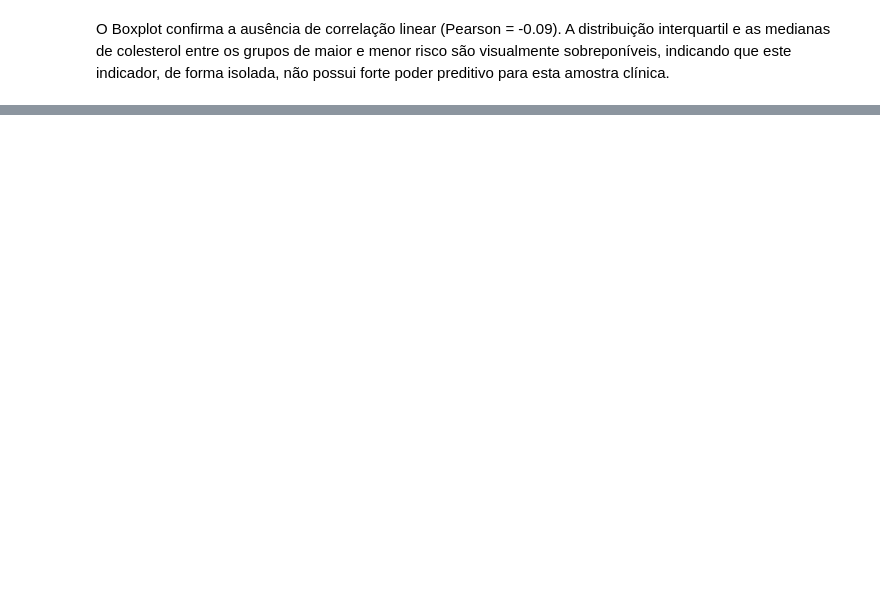
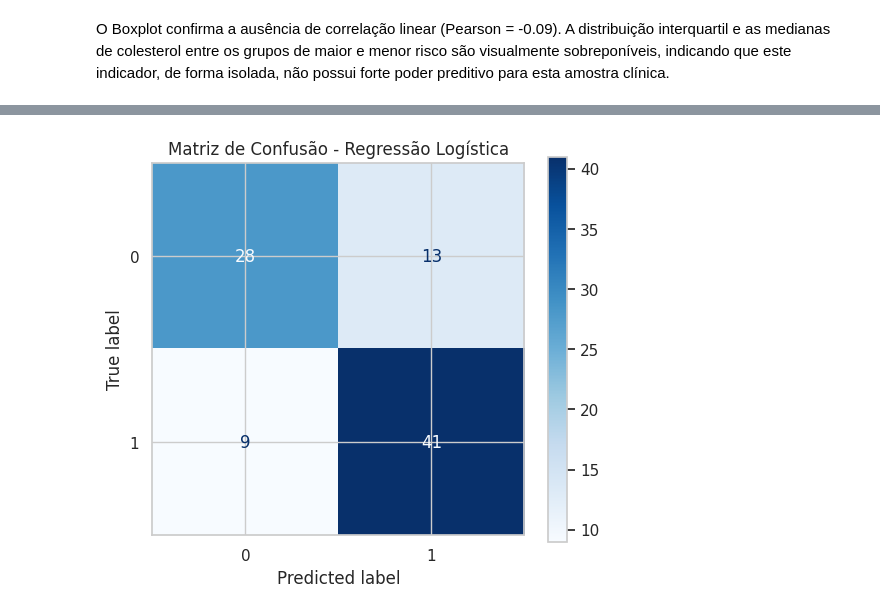
Before and after one commit to LarissaCns/Analise-Ataque-Cardiaco, a Jupyter notebook: analise-de-ataques-cardiacos.ipynb, the cells around one changed output, grey strips where cells are left out. Cells and saved outputs as stored; diff of their text form; code cells hidden in the pictures; blank space fills up the shorter version.

```diff
--- a/analise-de-ataques-cardiacos.ipynb
+++ b/analise-de-ataques-cardiacos.ipynb
@@ -323,0 +470,12 @@ O Boxplot confirma a ausência de correlação linear (Pearson = -0.09). A distr
+# %%
+# 2. Dividir os dados (70% para o modelo aprender, 30% para testarmos se ele aprendeu mesmo)
+X_train, X_test, y_train, y_test = train_test_split(X, y, test_size=0.3, random_state=42, stratify=y)
+# %%
+# 3. Padronização (Deixar tudo na mesma escala - CRUCIAL para esse modelo)
+scaler = StandardScaler()
+X_train_scaled = scaler.fit_transform(X_train)
+X_test_scaled = scaler.transform(X_test)
+# %%
+# 4. Criar e treinar o modelo
+modelo_rl = LogisticRegression()
+modelo_rl.fit(X_train_scaled, y_train)
@@ -323,0 +484,7 @@ O Boxplot confirma a ausência de correlação linear (Pearson = -0.09). A distr
+# %%
+# 5. Fazer as previsões com os dados de teste que o modelo nunca viu
+y_pred = modelo_rl.predict(X_test_scaled)
+
+# 6. Avaliação de Desempenho
+print("--- Relatório de Classificação ---")
+print(classification_report(y_test, y_pred))
@@ -323,0 +501,9 @@ O Boxplot confirma a ausência de correlação linear (Pearson = -0.09). A distr
+# %%
+# 7. Plotar a Matriz de Confusão de forma bonita
+fig, ax = plt.subplots(figsize=(6,5))
+disp = ConfusionMatrixDisplay(confusion_matrix=confusion_matrix(y_test, y_pred))
+disp.plot(cmap='Blues', ax=ax)
+plt.title('Matriz de Confusão - Regressão Logística')
+plt.show()
+# %% [output]
+[figure, added]
```
Also changed, not shown: parts of 29 cells of this notebook.
